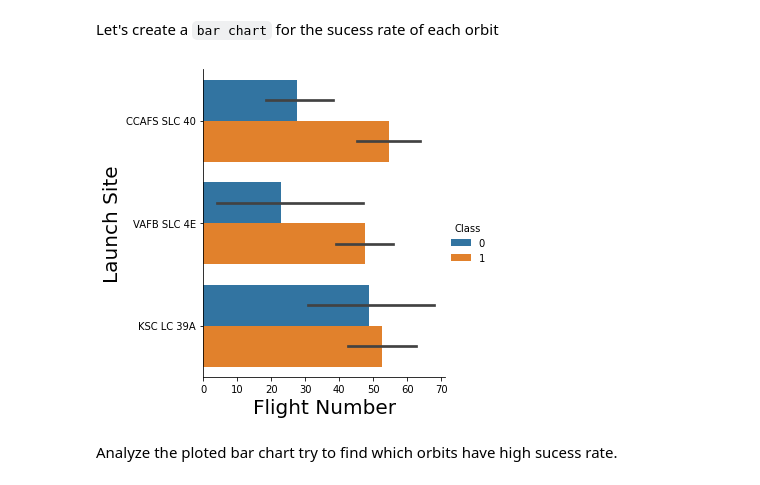
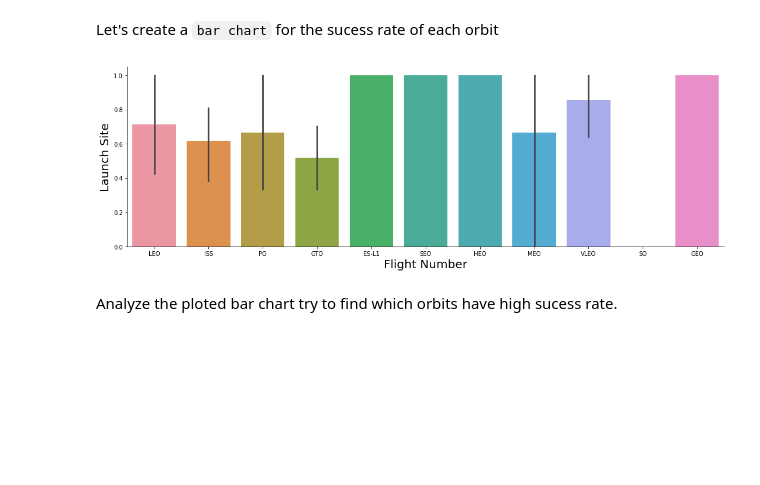
Before and after one commit to FRavasco/IBMDataCapstone, a Jupyter notebook: jupyter_labs_eda_dataviz.ipynb, the cells around one changed output. Cells and saved outputs as stored; diff of their text form; code cells hidden in the pictures; blank space fills up the shorter version.

```diff
--- a/jupyter_labs_eda_dataviz.ipynb
+++ b/jupyter_labs_eda_dataviz.ipynb
@@ -118,12 +118,12 @@ Next, we want to visually check if there are any relationship between success ra
 Let's create a `bar chart` for the sucess rate of each orbit
 # %%
 # HINT use groupby method on Orbit column and get the mean of Class column
-sns.catplot(kind = 'bar', x='FlightNumber', y = 'LaunchSite', hue = 'Class', data = df )
+sns.catplot(kind = 'bar', x='Orbit', y = 'Class', data = df, aspect = 3 )
 plt.xlabel("Flight Number",fontsize=20)
 plt.ylabel("Launch Site",fontsize=20)
 plt.show()
 # %% [output]
-[figure, old version]
+[figure, new version]
 # %% [markdown]
 Analyze the ploted bar chart try to find which orbits have high sucess rate.
 # %% [markdown]
```
Also changed, not shown: parts of 4 cells of this notebook.
